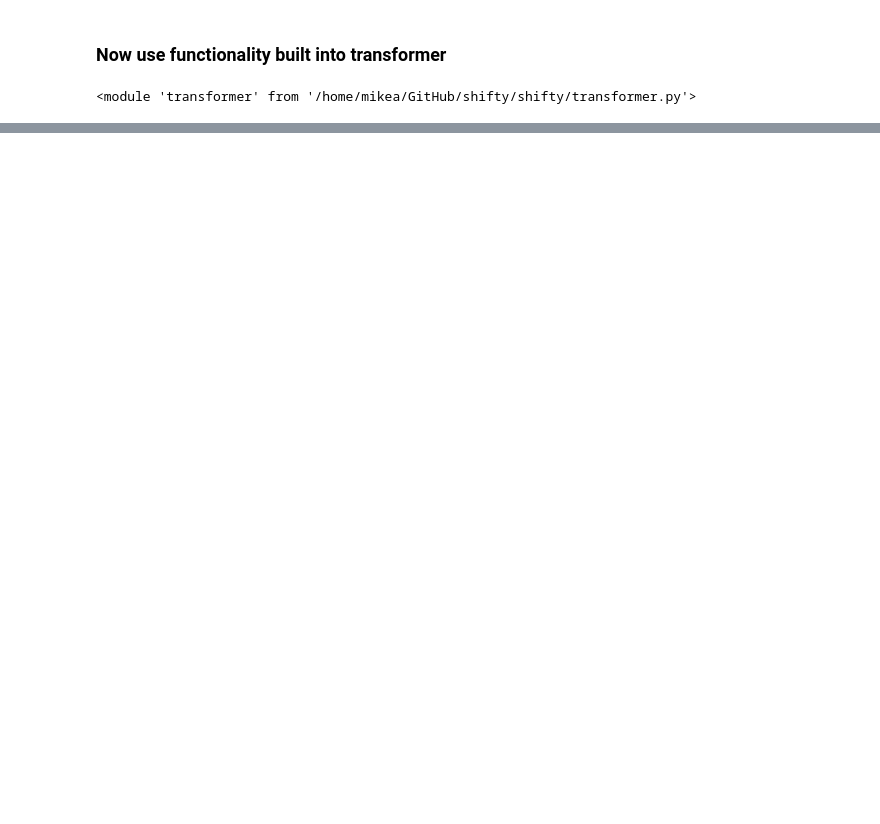
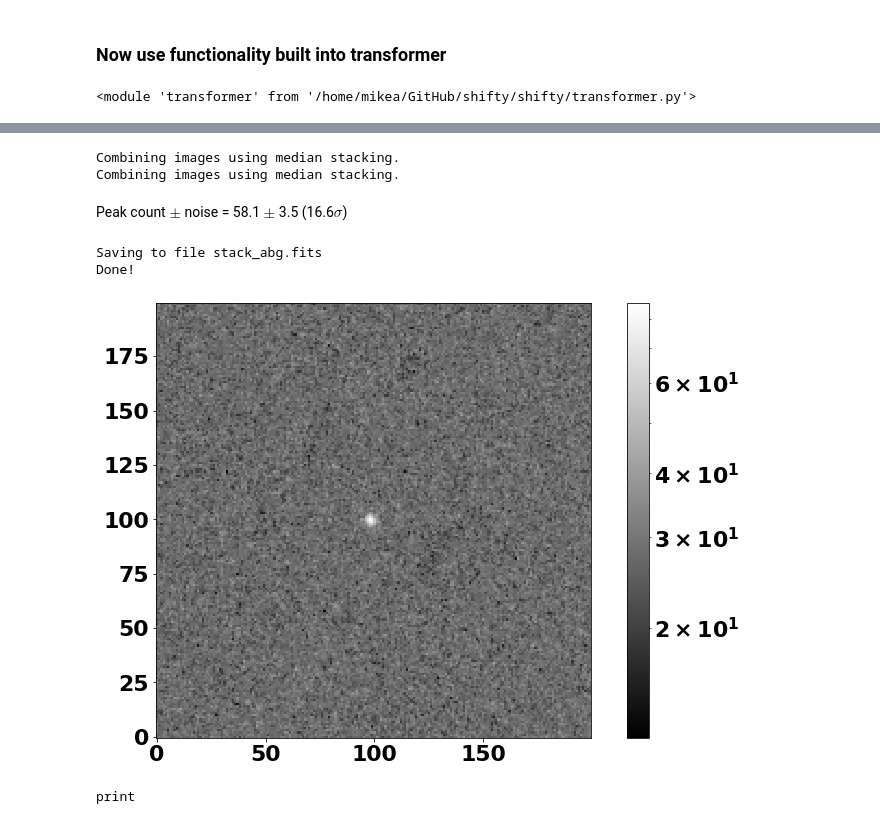
Before and after one commit to Mikea1985/shifty, a Jupyter notebook: notebooks/demo_transform.ipynb, the cells around one changed output, grey strips where cells are left out. Cells and saved outputs as stored; diff of their text form; code cells hidden in the pictures; blank space fills up the shorter version.

```diff
--- a/notebooks/demo_transform.ipynb
+++ b/notebooks/demo_transform.ipynb
@@ -500,0 +519,31 @@ array([[-3.05477257e-08, -4.24620225e-08, -4.49421849e-08],
+# %%
+'''
+Shift and stack using the calculated shifts.
+'''
+importlib.reload(imagehandler)
+D=imagehandler.DataHandler(filenames)
+D.stack(shifted=False, median_combine=True)
+dmean = D.stacked_data.data
+for i, d in enumerate(D.image_data.data):
+    D.image_data.data[i] = d - dmean
+D.integer_shift(-shift_abg, padmean=True)
+D.stack(shifted=True, median_combine=True)
+plt.imshow((D.stacked_data.data-np.nanmin(D.stacked_data.data))[520:720,405:605], origin='lower', cmap='gray',norm=LogNorm())
+cbar = plt.colorbar()
+counts_above_background = (D.stacked_data.data[520:720,405:605]-np.nanmedian(D.stacked_data.data[520:720,405:605]))
+peak_count = np.max(counts_above_background[80:120,80:120])
+noise = np.std(counts_above_background)
+sigma = peak_count / noise
+display(Markdown(fr'Peak count $\pm$ noise = {peak_count:4.1f} $\pm$ {noise:4.1f} ({sigma:4.1f}$\sigma$)'))
+D.save_stack('stack_abg.fits')
+# %% [output]
+Combining images using median stacking.
+Combining images using median stacking.
+Peak count $\pm$ noise = 58.1 $\pm$  3.5 (16.6$\sigma$)
+Saving to file stack_abg.fits
+Done!
+[figure, added]
+# %%
+print('print')
+# %% [output]
+print
```
Also changed, not shown: parts of 10 cells of this notebook.
